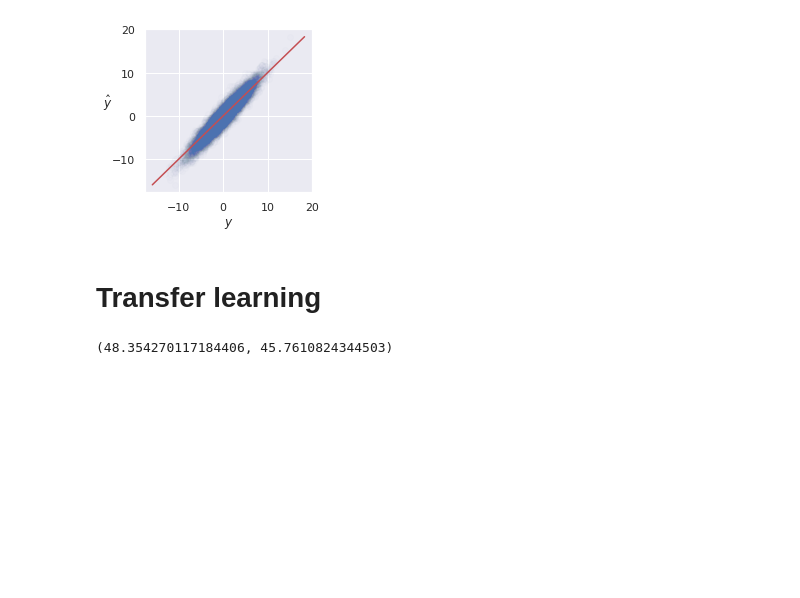
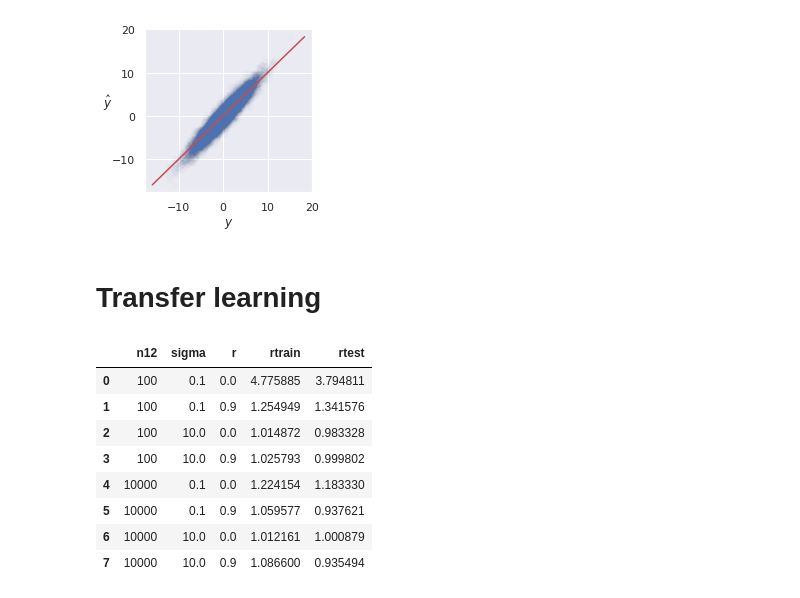
Before and after one commit to leihuang/scrapbook, a Jupyter notebook: regression_strategy_variants.ipynb, the cells around one changed output. Saved outputs shown, nothing was run; the diff lists cells and outputs as text; code cells hidden in the pictures; blank space fills up the shorter version.

```diff
--- a/regression_strategy_variants.ipynb
+++ b/regression_strategy_variants.ipynb
@@ -338,12 +343,53 @@ X3, y3 = X[n1+n2:n], y[n1+n2:n]
 # %%
-f1 = LinearRegression(fit_intercept=False).fit(X1[:,:2], y1)
-f2 = LinearRegression(fit_intercept=False).fit(X2[:,2:], y2)
+def get_mses(dat):
+    X1, y1, X2, y2, X3, y3, X4, y4 = dat
+    f1 = LinearRegression(fit_intercept=False).fit(X1[:,:2], y1)
+    f2 = LinearRegression(fit_intercept=False).fit(X2[:,2:], y2)
 
-X3_ = np.stack((f1.predict(X3[:,:2]), f2.predict(X3[:,2:])), axis=1)
+    X3_ = np.stack((f1.predict(X3[:,:2]), f2.predict(X3[:,2:])), axis=1)
 
-f3_ = LinearRegression(fit_intercept=False).fit(X3_, y3)
-f3 = LinearRegression(fit_intercept=False).fit(X3, y3)
+    f3_ = LinearRegression(fit_intercept=False).fit(X3_, y3)
+    f3 = LinearRegression(fit_intercept=False).fit(X3, y3)
 
-mean_squared_error(y3, f3_.predict(X3_)), mean_squared_error(y3, f3.predict(X3))
+    mse1_train = mean_squared_error(y3, f3.predict(X3))
+    mse2_train = mean_squared_error(y3, f3_.predict(X3_))
+
+    X4_ = np.stack((f1.predict(X4[:,:2]), f2.predict(X4[:,2:])), axis=1)
+
+    mse1_test = mean_squared_error(y4, f3.predict(X4))
+    mse2_test = mean_squared_error(y4, f3_.predict(X4_))
+
+    return mse1_train, mse2_train, mse1_test, mse2_test
-# %% [output]
-(48.354270117184406, 45.7610824344503)
+# %%
+n12s = [100, 10000]
+sigmas = [0.1, 10]
+rs = [0, 0.9]
+
+sdfs = []
+
+for i in range(100):
+    out = []
+    for n12, sigma, r in itertools.product(n12s, sigmas, rs):
+        dat = get_dat(n12, n12, 100, 10000, sigma, r, seed=3)
+        out.append([n12, sigma, r]+list(get_mses(dat)))
+
+    df = pd.DataFrame(out, columns=['n12', 'sigma', 'r', 'train1', 'train2', 'test1', 'test2'])
+
+    df['rtrain'] = df.train2 / df.train1
+    df['rtest'] = df.test2 / df.test1
+
+    sdf = df.iloc[:,[0,1,2,-2,-1]]
+
+    sdfs.append(sdf)
+# %%
+reduce(lambda x, y: x+y, sdfs) / 100
+# %% [output]
+|  | n12 | sigma | r | rtrain | rtest |
+| 0 | 100 | 0.1 | 0.0 | 4.775885 | 3.794811 |
+| 1 | 100 | 0.1 | 0.9 | 1.254949 | 1.341576 |
+| 2 | 100 | 10.0 | 0.0 | 1.014872 | 0.983328 |
+| 3 | 100 | 10.0 | 0.9 | 1.025793 | 0.999802 |
+| 4 | 10000 | 0.1 | 0.0 | 1.224154 | 1.183330 |
+| 5 | 10000 | 0.1 | 0.9 | 1.059577 | 0.937621 |
+| 6 | 10000 | 10.0 | 0.0 | 1.012161 | 1.000879 |
+| 7 | 10000 | 10.0 | 0.9 | 1.086600 | 0.935494 |
```
Also changed, not shown: parts of 2 cells of this notebook.
